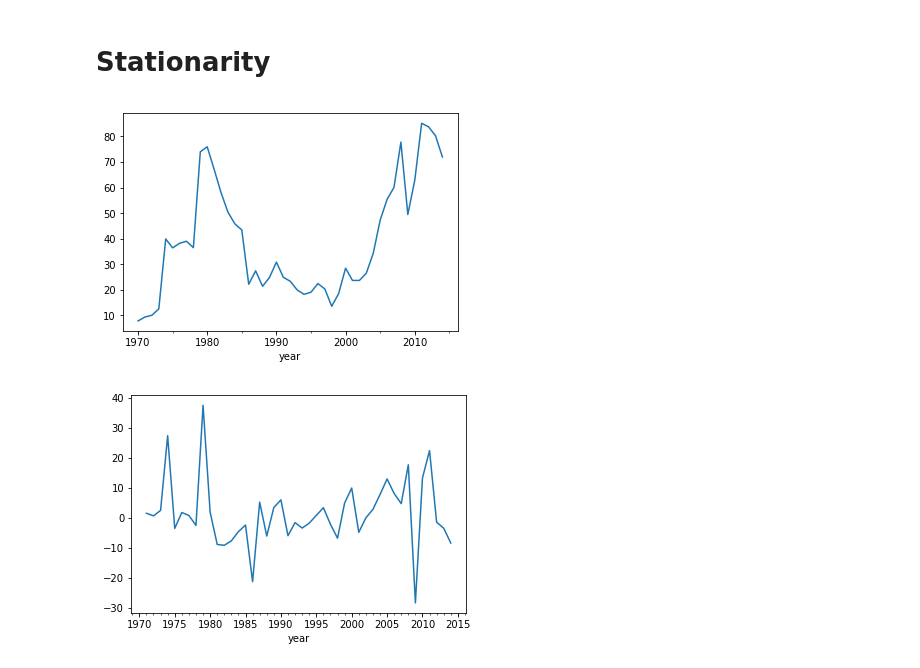
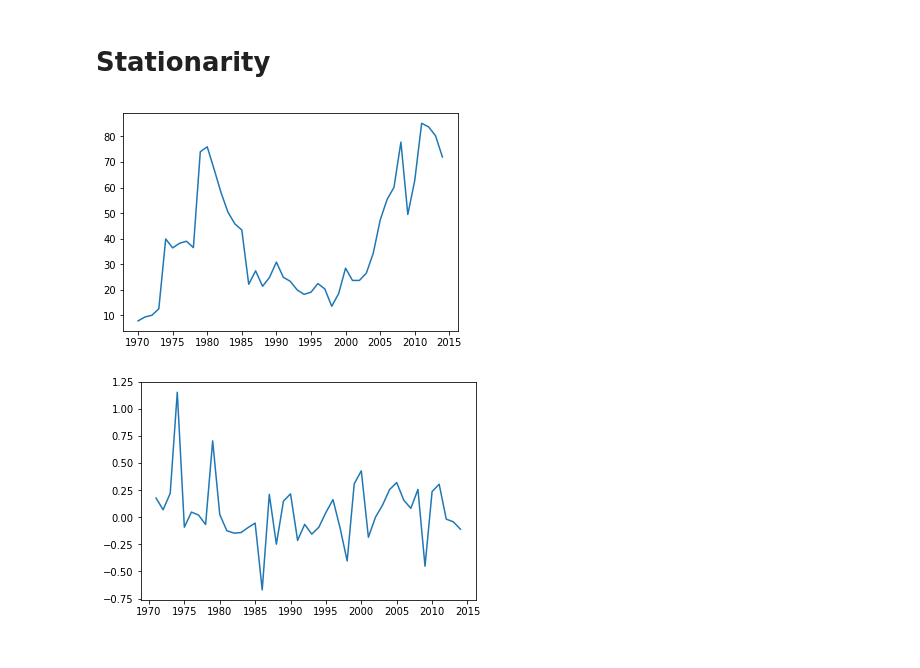
Before and after one commit to retroam/oil_forecast_project2, a Jupyter notebook: OILFORECaSTING.ipynb, the cells around one changed output. Drawn from its saved outputs; the diff is of its cells as text; code cells hidden in the pictures.

```diff
--- a/OILFORECaSTING.ipynb
+++ b/OILFORECaSTING.ipynb
@@ -79,17 +80,17 @@ P value under random walk in gas prices is 0.6894684539190976
 # Stationarity
 # %%
 usoildf2 = usoildf.dropna()['01-01-1970':'01-01-2014']
-usoildf2.plot()
+plt.plot(usoildf2)
 plt.show()
 # %% [output]
-[figure, old version]
+[figure, new version]
 # %%
 #logging the data
-dfA = usoildf2.diff().dropna()
-dfA.plot()
+dfA = np.log(usoildf2).diff().dropna()
+plt.plot(dfA)
 plt.show()
 # %% [output]
-[figure, old version]
+[figure, new version]
 # %%
 print('P statistic to test if the data is not stationary. If I am not mistaking it seems to be stationary',
       adfuller(dfA)[1])
```
Also changed, not shown: parts of 42 cells of this notebook.
